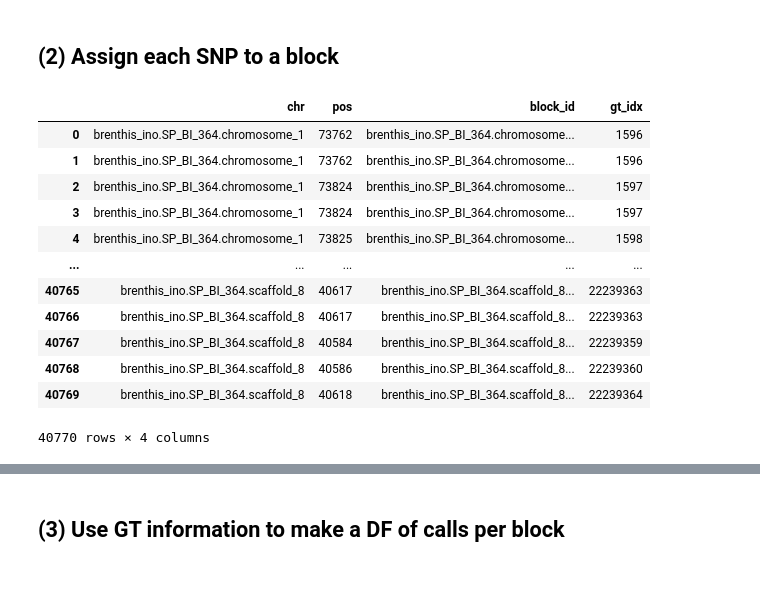
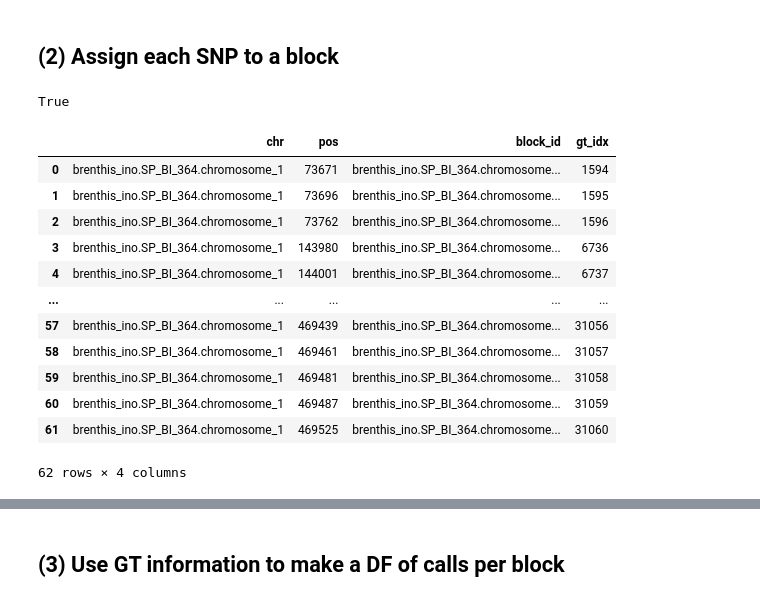
Before and after one commit to simonharnqvist/DISMaL, a Jupyter notebook: preprocessing/preprocessing.ipynb, the cells around one changed output, grey strips where cells are left out. Cells and saved outputs as stored; diff of their text form; code cells hidden in the pictures.

```diff
--- a/preprocessing/preprocessing.ipynb
+++ b/preprocessing/preprocessing.ipynb
@@ -16,0 +36,4 @@ import itertools
+# %%
+def filter_ld(df, ld_bp):
+    filtered = np.where([df.iloc[row, 1] - df.iloc[row-1, 2] > ld_bp for row in range(1, len(df)-1)])
+    return df.iloc[filtered[0], :]
@@ -97,45 +214,80 @@ gt = callset["calldata/GT"][:]
 pos = callset["variants/POS"][:]
 
 callset_positions = pd.DataFrame({"chr":chromosomes, "pos":pos})
+# %%
+class CallSet:
+    """Class to represent a skallele callset (i.e. a VCF)"""
+
+    def __init__(self, vcf_path=None, zarr_path=None):
+
+        if zarr_path is None:
+            self.zarr_path = "zarrstore"
+        else:
+            self.zarr_path = zarr_path
+
+
+        if vcf_path is None:
+            assert zarr_path is not None
+
+        self.vcf_path = vcf_path
+        if not os.path.exists(self.zarr_path):
+            allel.vcf_to_zarr(self.vcf_path, self.zarr_path,
+                          fields=["samples", "calldata/GT", "variants/CHROM", "variants/POS"], overwrite=False)
+
+
+        self.callset = zarr.open_group(zarr_path, mode='r')
+        self.chromosomes = self.callset["variants/CHROM"][:]
+        self.samples = self.callset["samples"][:]
+        self.gt = self.callset["calldata/GT"][:]
+        self.pos = self.callset["variants/POS"][:]
+        self.callset_positions_df = pd.DataFrame({"chr":self.chromosomes, "pos":self.pos})
+# %%
+callset = CallSet(vcf_path="../test_data/brenthis_500K.vcf.gz",
+        zarr_path="../test_data/zarrstore")
+# %%
+zarr_path = "/Users/s2341012/Dropbox/DISMaL_chapter/brenthis_test/brenthis_data/zarrstore"
+os.path.exists(zarr_path)
+# %% [output]
+True
 # %%
-def get_snp_positions(chromosomes, pos, blocks):
-    """Get DF [chr, pos, block, gt_idx]"""
-    positions = pd.DataFrame({"chr":chromosomes, "pos":pos})
+def get_block_snps(callset, blocks):
+    """Create DataFrame of SNPs and which block they belong to [chr, pos, block, gt_idx]"""
+    positions = callset.callset_positions_df
     positions["gt_idx"] = positions.index
 
     blocks_snps_df = pd.concat([positions[positions["pos"].between(blocks.iloc[row, 1],
                                                                 blocks.iloc[row, 2])]
                                                                   for row in range(len(blocks))])
 
     snp_pos_block = []
 
     blocks_snps_df_ = blocks_snps_df.reset_index()
 
     for row in range(len(blocks_snps_df_)):
       position = blocks_snps_df_.iloc[row, 2]
       snp_block = blocks[(blocks["start"].astype(int) <= position)
                          & (blocks["end"].astype(int) >= position)][["chr", "block_id"]]
       snp_pos_block.append((snp_block.iloc[0][0], position, snp_block.iloc[0][1]))
 
     snp_blocks = pd.DataFrame(snp_pos_block)
     snp_blocks.columns = ["chr", "pos", "block_id"]
 
-    snp_blocks = snp_blocks.merge(positions, on=["chr", "pos"])
+    snp_blocks = snp_blocks.merge(positions, on=["chr", "pos"]).drop_duplicates()
 
     return snp_blocks
 
-get_snp_positions(chromosomes, pos, blocks)
+get_block_snps(callset, blocks)
 # %% [output]
 |  | chr | pos | block_id | gt_idx |
-| 0 | brenthis_ino.SP_BI_364.chromosome_1 | 73762 | brenthis_ino.SP_BI_364.chromosome... | 1596 |
-| 1 | brenthis_ino.SP_BI_364.chromosome_1 | 73762 | brenthis_ino.SP_BI_364.chromosome... | 1596 |
-| 2 | brenthis_ino.SP_BI_364.chromosome_1 | 73824 | brenthis_ino.SP_BI_364.chromosome... | 1597 |
-| 3 | brenthis_ino.SP_BI_364.chromosome_1 | 73824 | brenthis_ino.SP_BI_364.chromosome... | 1597 |
-| 4 | brenthis_ino.SP_BI_364.chromosome_1 | 73825 | brenthis_ino.SP_BI_364.chromosome... | 1598 |
+| 0 | brenthis_ino.SP_BI_364.chromosome_1 | 73671 | brenthis_ino.SP_BI_364.chromosome... | 1594 |
+| 1 | brenthis_ino.SP_BI_364.chromosome_1 | 73696 | brenthis_ino.SP_BI_364.chromosome... | 1595 |
+| 2 | brenthis_ino.SP_BI_364.chromosome_1 | 73762 | brenthis_ino.SP_BI_364.chromosome... | 1596 |
+| 3 | brenthis_ino.SP_BI_364.chromosome_1 | 143980 | brenthis_ino.SP_BI_364.chromosome... | 6736 |
+| 4 | brenthis_ino.SP_BI_364.chromosome_1 | 144001 | brenthis_ino.SP_BI_364.chromosome... | 6737 |
 | ... | ... | ... | ... | ... |
-| 40765 | brenthis_ino.SP_BI_364.scaffold_8 | 40617 | brenthis_ino.SP_BI_364.scaffold_8... | 22239363 |
-| 40766 | brenthis_ino.SP_BI_364.scaffold_8 | 40617 | brenthis_ino.SP_BI_364.scaffold_8... | 22239363 |
-| 40767 | brenthis_ino.SP_BI_364.scaffold_8 | 40584 | brenthis_ino.SP_BI_364.scaffold_8... | 22239359 |
-| 40768 | brenthis_ino.SP_BI_364.scaffold_8 | 40586 | brenthis_ino.SP_BI_364.scaffold_8... | 22239360 |
-| 40769 | brenthis_ino.SP_BI_364.scaffold_8 | 40618 | brenthis_ino.SP_BI_364.scaffold_8... | 22239364 |
+| 57 | brenthis_ino.SP_BI_364.chromosome_1 | 469439 | brenthis_ino.SP_BI_364.chromosome... | 31056 |
+| 58 | brenthis_ino.SP_BI_364.chromosome_1 | 469461 | brenthis_ino.SP_BI_364.chromosome... | 31057 |
+| 59 | brenthis_ino.SP_BI_364.chromosome_1 | 469481 | brenthis_ino.SP_BI_364.chromosome... | 31058 |
+| 60 | brenthis_ino.SP_BI_364.chromosome_1 | 469487 | brenthis_ino.SP_BI_364.chromosome... | 31059 |
+| 61 | brenthis_ino.SP_BI_364.chromosome_1 | 469525 | brenthis_ino.SP_BI_364.chromosome... | 31060 |
-40770 rows × 4 columns
+62 rows × 4 columns
```
Also changed, not shown: parts of 27 cells of this notebook, 2 other files.
